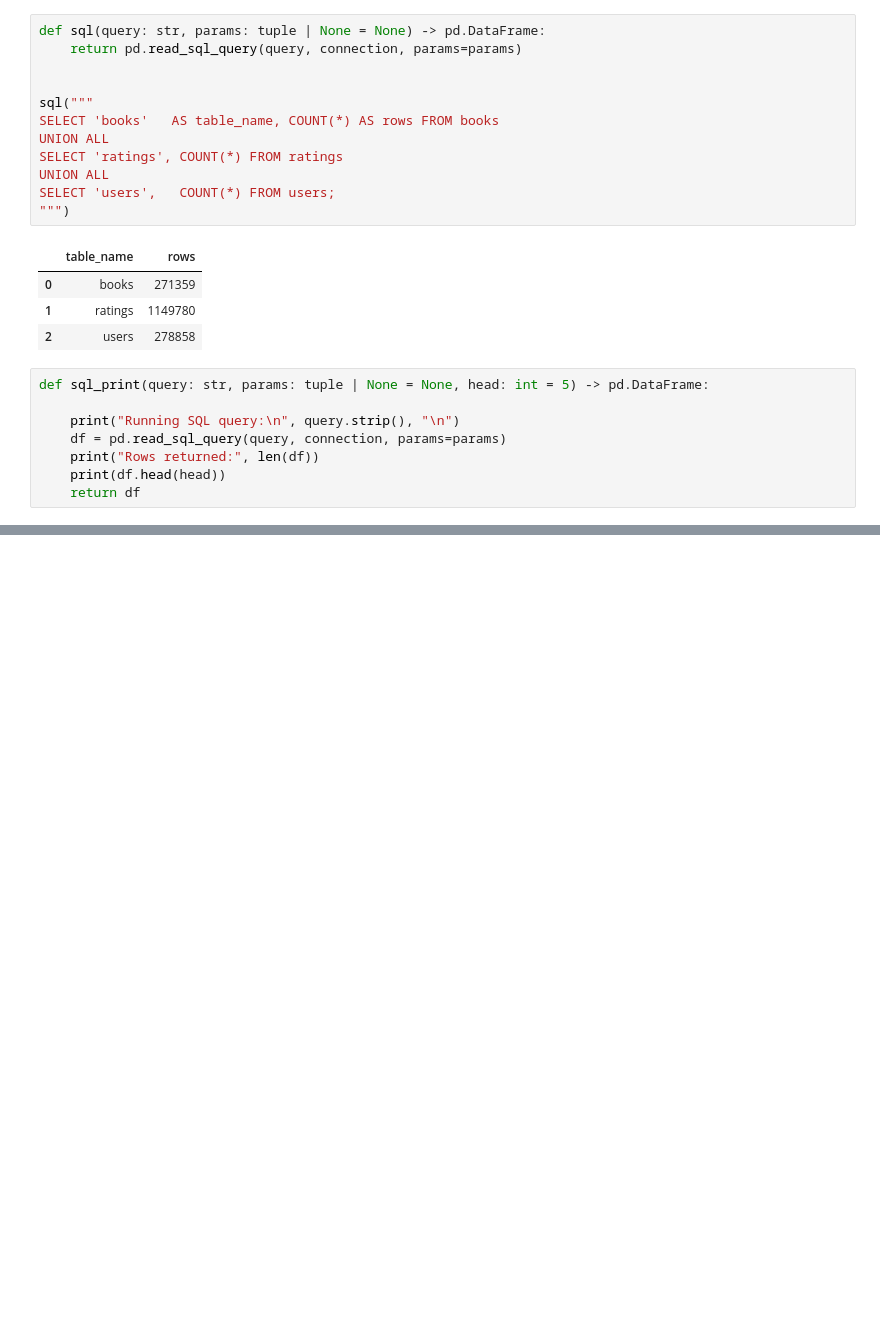
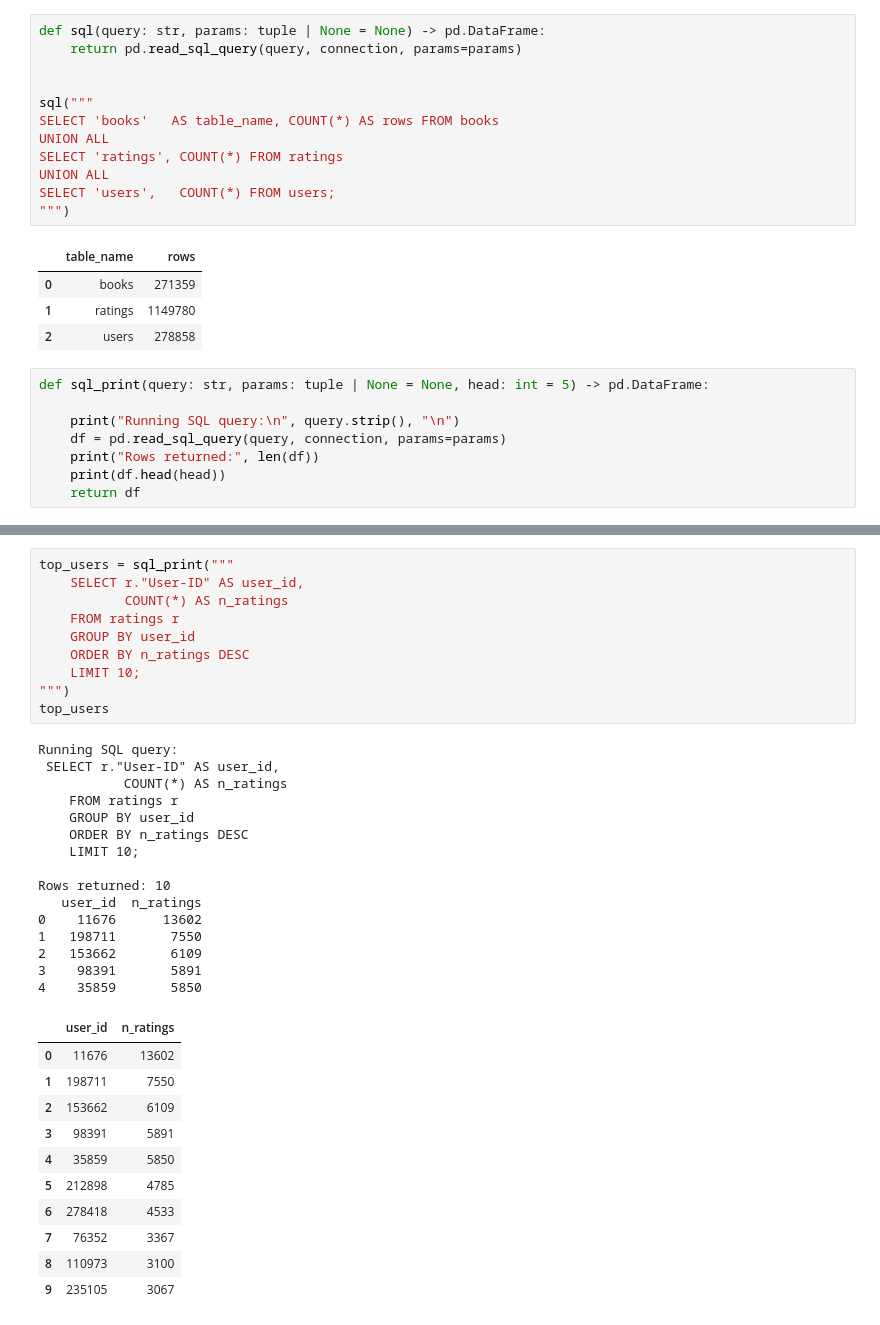
Before and after one commit to Jade-Jones-dev/ai_machine_learning, a Jupyter notebook: week_4/week_4_project/books.ipynb, the cells around one changed output, grey strips where cells are left out. Drawn from its saved outputs; the diff is of its cells as text; blank space fills up the shorter version.

```diff
--- a/week_4/week_4_project/books.ipynb
+++ b/week_4/week_4_project/books.ipynb
@@ -201,0 +276,37 @@ def sql_print(query: str, params: tuple | None = None, head: int = 5) -> pd.Data
+# %%
+top_users = sql_print("""
+    SELECT r."User-ID" AS user_id,
+           COUNT(*) AS n_ratings
+    FROM ratings r
+    GROUP BY user_id
+    ORDER BY n_ratings DESC
+    LIMIT 10;
+""")
+top_users
+# %% [output]
+Running SQL query:
+ SELECT r."User-ID" AS user_id,
+           COUNT(*) AS n_ratings
+    FROM ratings r
+    GROUP BY user_id
+    ORDER BY n_ratings DESC
+    LIMIT 10;
+
+Rows returned: 10
+   user_id  n_ratings
+0    11676      13602
+1   198711       7550
+2   153662       6109
+3    98391       5891
+4    35859       5850
+|  | user_id | n_ratings |
+| 0 | 11676 | 13602 |
+| 1 | 198711 | 7550 |
+| 2 | 153662 | 6109 |
+| 3 | 98391 | 5891 |
+| 4 | 35859 | 5850 |
+| 5 | 212898 | 4785 |
+| 6 | 278418 | 4533 |
+| 7 | 76352 | 3367 |
+| 8 | 110973 | 3100 |
+| 9 | 235105 | 3067 |
```
Also changed, not shown: parts of 5 cells of this notebook, 2 other files.
